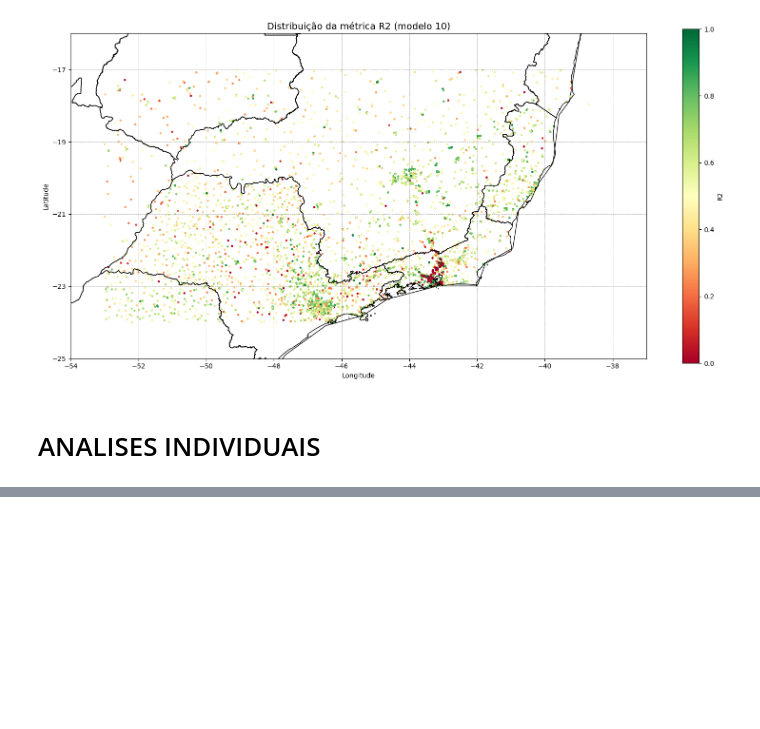
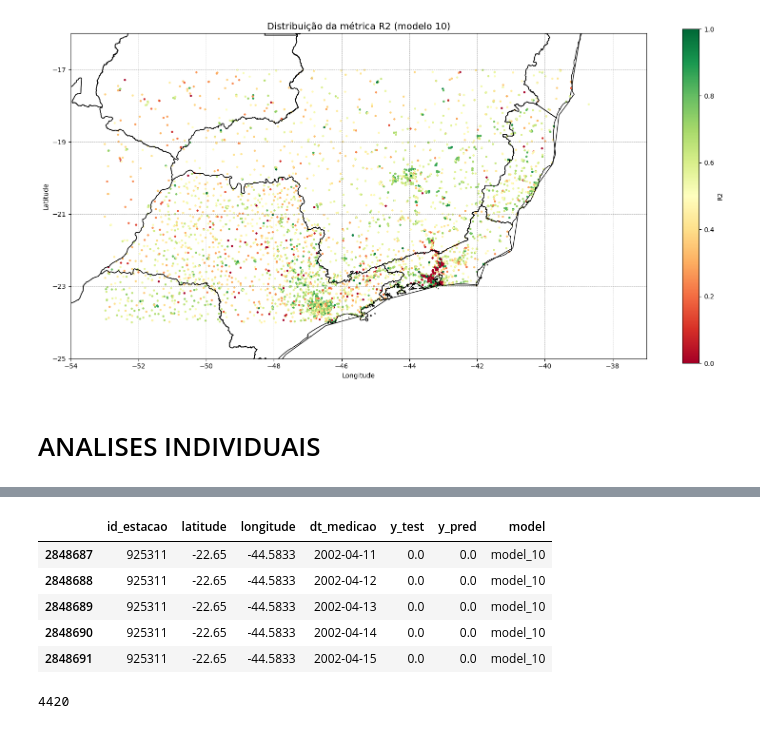
Before and after one commit to mateus-santos-rocha/doutorado, a Jupyter notebook: 3.modelling.ipynb, the cells around one changed output, grey strips where cells are left out. Saved outputs shown, nothing was run; the diff lists cells and outputs as text; code cells hidden in the pictures; blank space fills up the shorter version.

```diff
--- a/3.modelling.ipynb
+++ b/3.modelling.ipynb
@@ -591,5 +344,5 @@ metrics_per_station_df.loc[
 # %%
-model_number = 5
-id_estacao = 926079
-plot_model_prediction_vs_observation(comparison_df, model_number=model_number, id_estacao=id_estacao)
+model_number = 10
+id_estacao = 925311
+plot_model_prediction_vs_observation(comparison_df, model_number=model_number, id_estacao=id_estacao,figsize=(18, 6))
 # %% [output]
@@ -616,0 +350,13 @@ abt_estacoes_vizinhas
+# %%
+comparisons[10].loc[comparisons[10]['id_estacao']==id_estacao].head()
+# %% [output]
+|  | id_estacao | latitude | longitude | dt_medicao | y_test | y_pred | model |
+| 2848687 | 925311 | -22.65 | -44.5833 | 2002-04-11 | 0.0 | 0.0 | model_10 |
+| 2848688 | 925311 | -22.65 | -44.5833 | 2002-04-12 | 0.0 | 0.0 | model_10 |
+| 2848689 | 925311 | -22.65 | -44.5833 | 2002-04-13 | 0.0 | 0.0 | model_10 |
+| 2848690 | 925311 | -22.65 | -44.5833 | 2002-04-14 | 0.0 | 0.0 | model_10 |
+| 2848691 | 925311 | -22.65 | -44.5833 | 2002-04-15 | 0.0 | 0.0 | model_10 |
+# %%
+len(estacoes)
+# %% [output]
+4420
```
Also changed, not shown: parts of 41 cells of this notebook, 5 other files.
